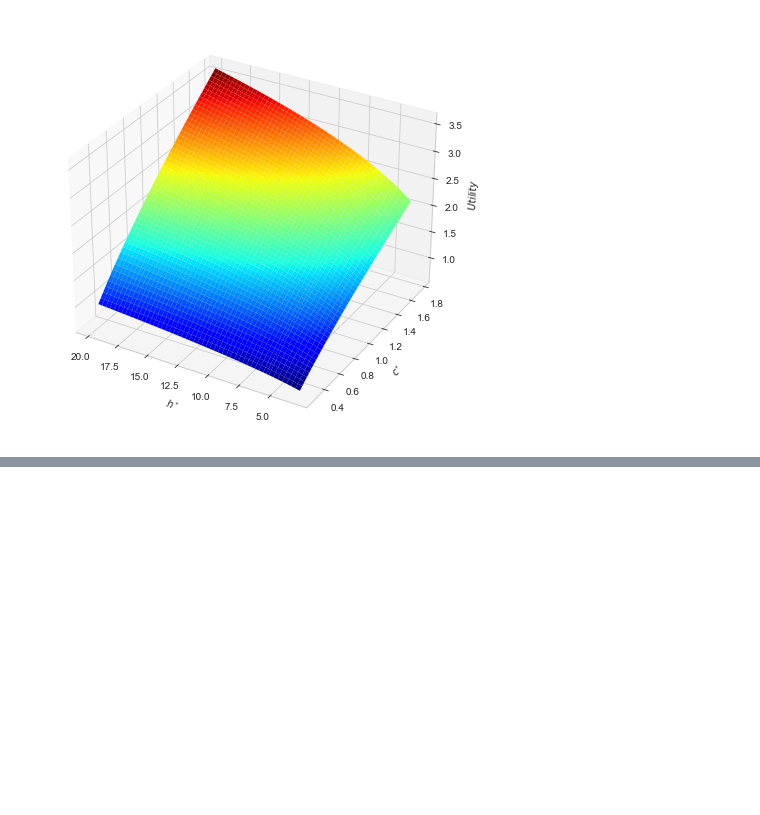
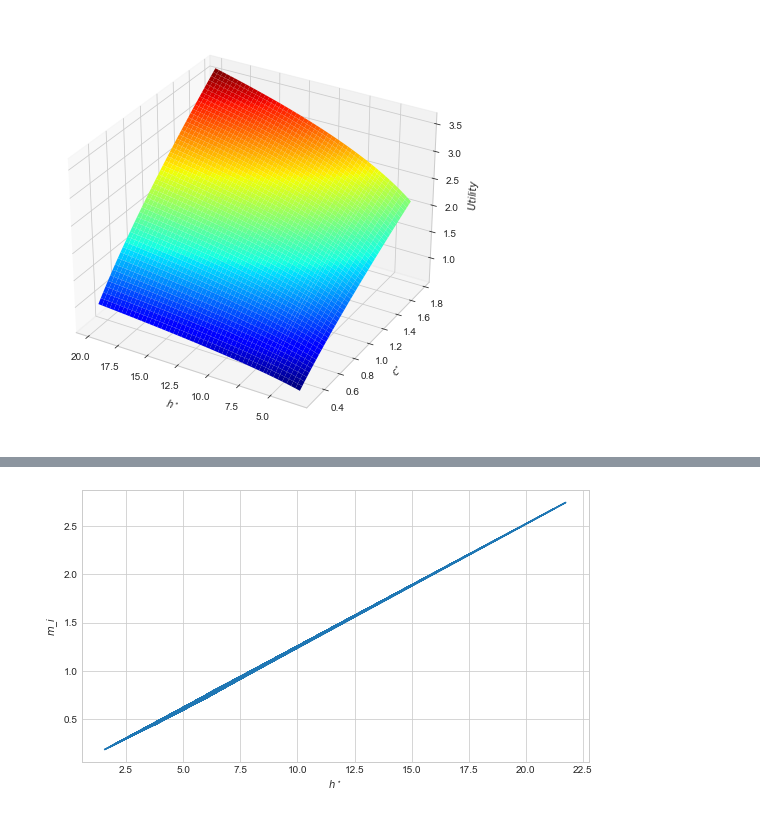
Before and after one commit to ceciliechrstnsn/projects-2021-luna-hjerteknuser, a Jupyter notebook: inauguralproject/inauguralproject.ipynb, the cells around one changed output, grey strips where cells are left out. Saved outputs shown, nothing was run; the diff lists cells and outputs as text; code cells hidden in the pictures; blank space fills up the shorter version.

```diff
--- a/inauguralproject/inauguralproject.ipynb
+++ b/inauguralproject/inauguralproject.ipynb
@@ -194,0 +289,12 @@ fig.tight_layout()
+# %%
+fig = plt.figure(figsize=(20,5))# figsize is in inches
+
+ax = fig.add_subplot(1,2,1)
+ax.plot(h_stars1,m_i)
+ax.set_xlabel(f"$h^\star$")
+ax.set_ylabel(f"$m\_i$")
+#ax.set_title(f'Consumption function')
+
+plt.show()
+# %% [output]
+[figure, added]
```
Also changed, not shown: parts of 10 cells of this notebook.
